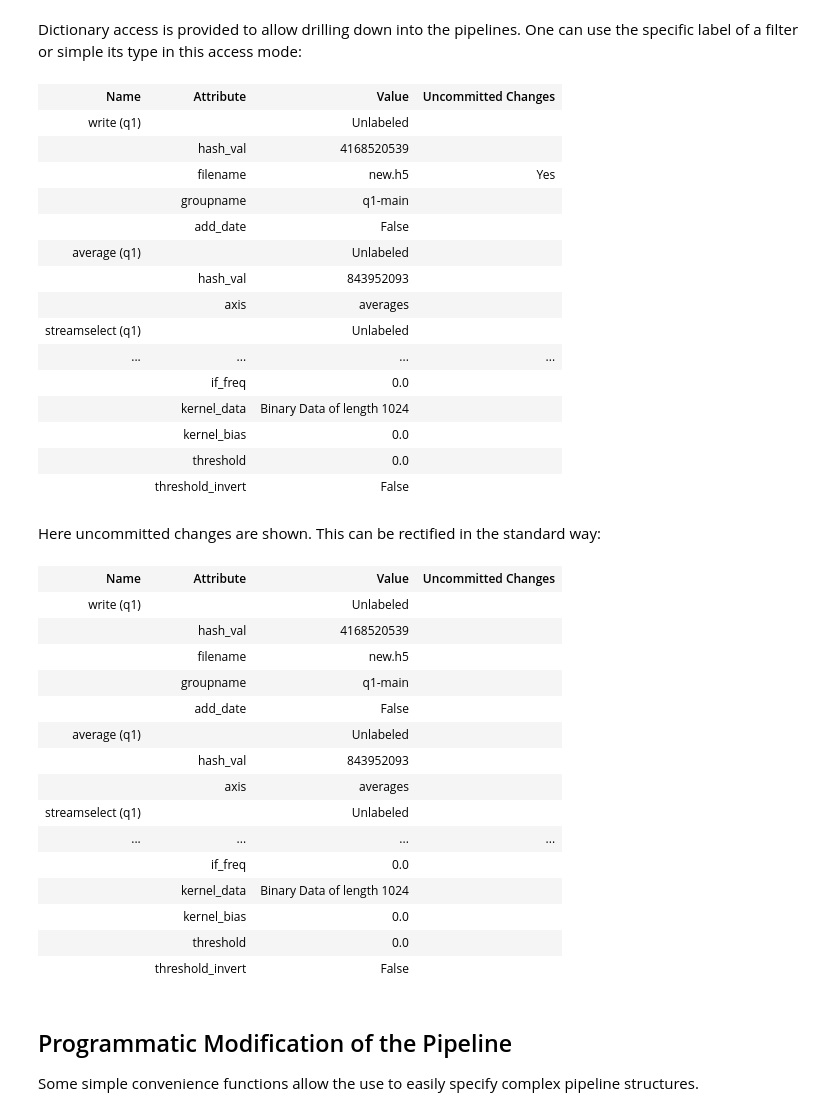
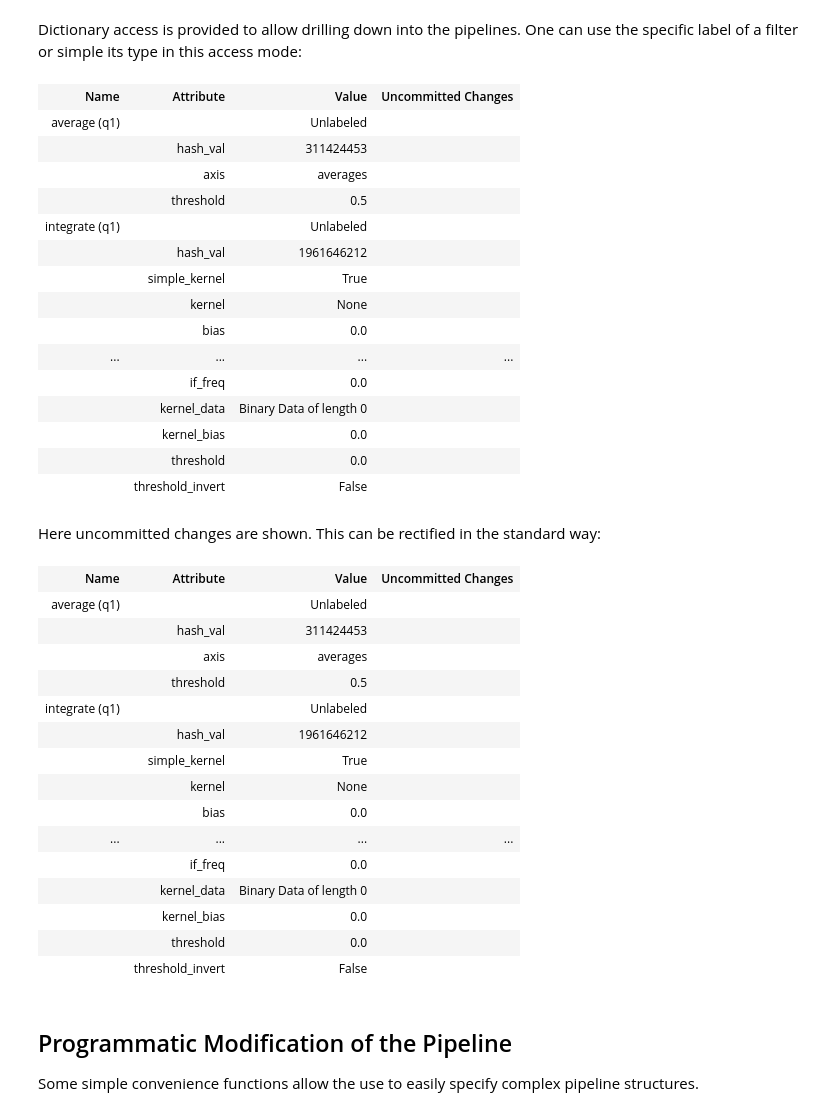
Before and after one commit to BBN-Q/Auspex, a Jupyter notebook: doc/examples/Example-Filter-Pipeline.ipynb, the cells around one changed output. Cells and saved outputs as stored; diff of their text form; code cells hidden in the pictures.

```diff
--- a/doc/examples/Example-Filter-Pipeline.ipynb
+++ b/doc/examples/Example-Filter-Pipeline.ipynb
@@ -96,22 +90,22 @@ pl.print("q1 integrated")
 # %% [markdown]
 Dictionary access is provided to allow drilling down into the pipelines. One can use the specific label of a filter or simple its type in this access mode:
 # %%
-pl["q1 integrated"]["Average"]["Write"].filename = "new.h5"
-pl.print("q1 integrated")
+pl["q1 demodulated"]["Integrate"]["Average"]["Write"].filename = "new.auspex"
+pl.print("q1 demodulated")
 # %% [output]
 | Name | Attribute | Value | Uncommitted Changes |
-| write (q1) |  | Unlabeled |  |
-|  | hash_val | 4168520539 |  |
-|  | filename | new.h5 | Yes |
-|  | groupname | q1-main |  |
-|  | add_date | False |  |
 | average (q1) |  | Unlabeled |  |
-|  | hash_val | 843952093 |  |
+|  | hash_val | 311424453 |  |
 |  | axis | averages |  |
-| streamselect (q1) |  | Unlabeled |  |
+|  | threshold | 0.5 |  |
+| integrate (q1) |  | Unlabeled |  |
+|  | hash_val | 1961646212 |  |
+|  | simple_kernel | True |  |
+|  | kernel | None |  |
+|  | bias | 0.0 |  |
 | ... | ... | ... | ... |
 |  | if_freq | 0.0 |  |
-|  | kernel_data | Binary Data of length 1024 |  |
+|  | kernel_data | Binary Data of length 0 |  |
 |  | kernel_bias | 0.0 |  |
 |  | threshold | 0.0 |  |
 |  | threshold_invert | False |  |
@@ -119,21 +113,21 @@ pl.print("q1 integrated")
 Here uncommitted changes are shown. This can be rectified in the standard way:
 # %%
 cl.commit()
-pl.print("q1 integrated")
+pl.print("q1 demodulated")
 # %% [output]
 | Name | Attribute | Value | Uncommitted Changes |
-| write (q1) |  | Unlabeled |  |
-|  | hash_val | 4168520539 |  |
-|  | filename | new.h5 |  |
-|  | groupname | q1-main |  |
-|  | add_date | False |  |
 | average (q1) |  | Unlabeled |  |
-|  | hash_val | 843952093 |  |
+|  | hash_val | 311424453 |  |
 |  | axis | averages |  |
-| streamselect (q1) |  | Unlabeled |  |
+|  | threshold | 0.5 |  |
+| integrate (q1) |  | Unlabeled |  |
+|  | hash_val | 1961646212 |  |
+|  | simple_kernel | True |  |
+|  | kernel | None |  |
+|  | bias | 0.0 |  |
 | ... | ... | ... | ... |
 |  | if_freq | 0.0 |  |
-|  | kernel_data | Binary Data of length 1024 |  |
+|  | kernel_data | Binary Data of length 0 |  |
 |  | kernel_bias | 0.0 |  |
 |  | threshold | 0.0 |  |
 |  | threshold_invert | False |  |
```
Also changed, not shown: parts of 16 cells of this notebook, 8 other files.
